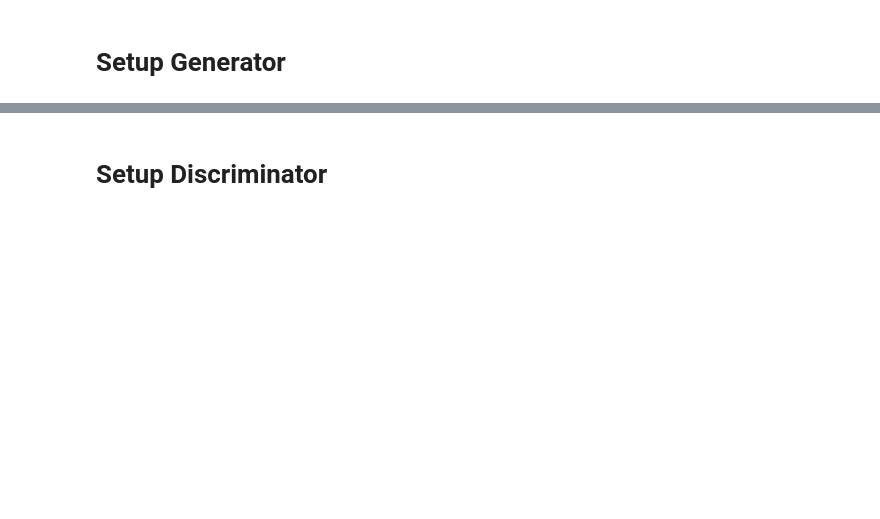
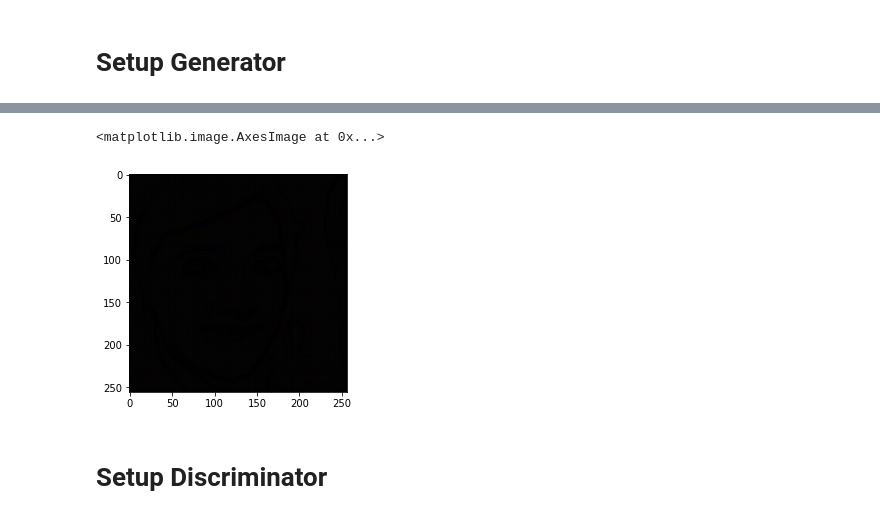
Before and after one commit to kazijawad/head-in-the-clouds, a Jupyter notebook: notebooks/pix2pix.ipynb, the cells around one changed output, grey strips where cells are left out. Saved outputs shown, nothing was run; the diff lists cells and outputs as text; code cells hidden in the pictures; blank space fills up the shorter version.

Commit message:
finish pix2pix output

```diff
--- a/notebooks/pix2pix.ipynb
+++ b/notebooks/pix2pix.ipynb
@@ -46,18 +54,14 @@ def display_tensor(tensor):
 # %%
-def preprocess_image(tensor):
-    image = tf.image.resize(tensor, [320, 320], method=tf.image.ResizeMethod.NEAREST_NEIGHBOR)
-    image = tf.image.random_crop(image, size=[IMG_HEIGHT, IMG_WIDTH, 3])
-    if tf.random.uniform(()) > 0.5:
-        image = tf.image.random_flip_left_right(image)
-    image = tf.cast(image, tf.float32)
+def preprocess_image(image):
+    image = image["image"]
+    image = random_jitter(image)
+    image = normalize(image)
     return image
 # %% [markdown]
 # Input Pipeline
 # %%
-train_faces = faces.map(preprocess_image)
-train_outlines = outlines.map(preprocess_image)
+faces = faces.map(preprocess_image).batch(BATCH_SIZE)
+outlines = outlines.map(preprocess_image).batch(BATCH_SIZE)
 # %%
-sample_face = next(iter(train_faces))
-print("Sample Shape: {}".format(sample_face.shape))
-print("Sample Type: {}".format(sample_face.dtype))
-display_tensor(sample_face)
+sample_face = next(iter(faces))[0]
+sample_outline = next(iter(outlines))[0]
@@ -64,6 +71 @@ display_tensor(sample_face)
-# %%
-sample_outline = next(iter(train_outlines))
-print("Sample Shape: {}".format(sample_face.shape))
-print("Sample Type: {}".format(sample_face.dtype))
-display_tensor(sample_outline)
 # %%
@@ -153,4 +159,5 @@ def Generator():
 # %%
 generator = Generator()
 gen_output = generator(sample_outline[tf.newaxis, ...], training=False)
-display_tensor(tf.squeeze(gen_output))
+plt.imshow(gen_output[0, ...])
+# %% [output]
@@ -157,3 +165,5 @@ display_tensor(tf.squeeze(gen_output))
+<matplotlib.image.AxesImage at 0x...>
+[figure, added]
 # %% [markdown]
 # Setup Discriminator
 # %%
```
Also changed, not shown: parts of 30 cells of this notebook, 11 other files.
